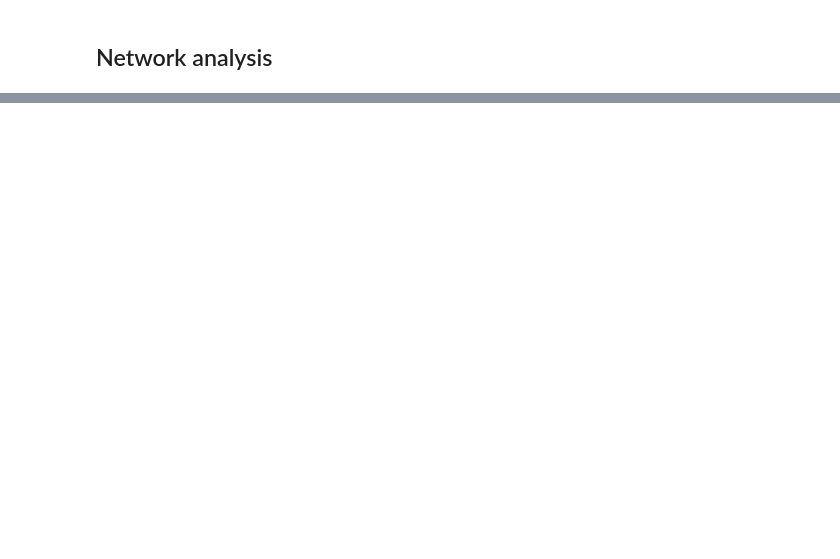
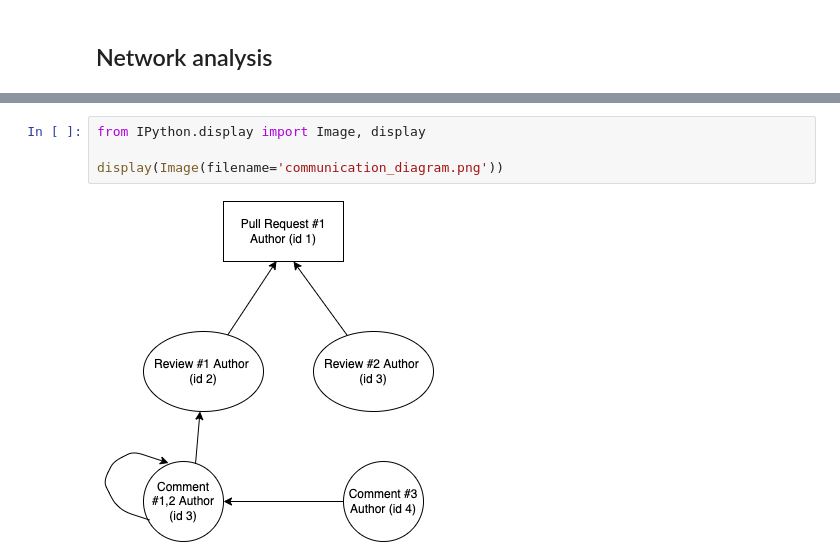
Before and after one commit to gaarutyunov/savn-project, a Jupyter notebook: Arutyunov_source.ipynb, the cells around one changed output, grey strips where cells are left out. Cells and saved outputs as stored; diff of their text form; blank space fills up the shorter version.

```diff
--- a/Arutyunov_source.ipynb
+++ b/Arutyunov_source.ipynb
@@ -68,0 +88,6 @@ Number of comments: 29077
+# %%
+from IPython.display import Image, display
+
+display(Image(filename='communication_diagram.png'))
+# %% [output]
+[figure, added]
```
Also changed, not shown: parts of 18 cells of this notebook, 2 other files.
